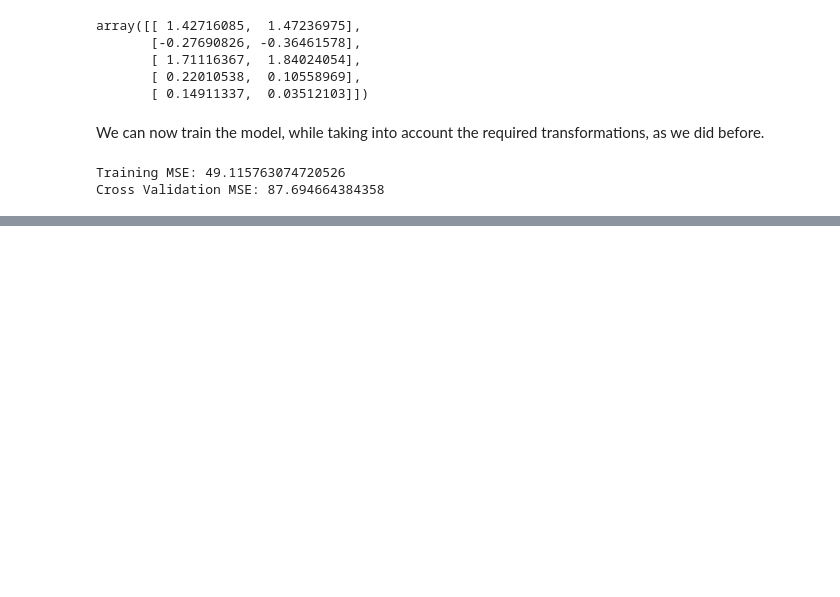
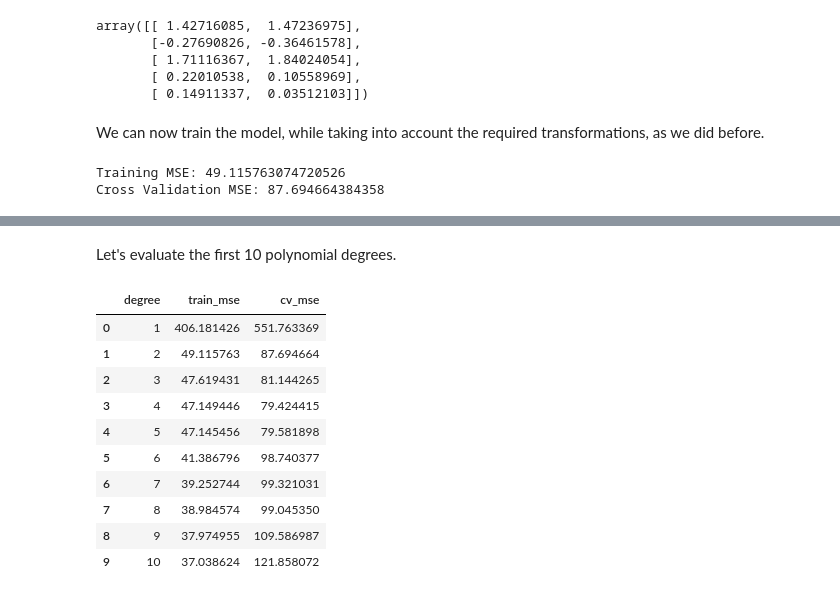
Before and after one commit to BaldPolnareff/ML_course, a Jupyter notebook: MODULE_2/model_evaluation_and_selection.ipynb, the cells around one changed output, grey strips where cells are left out. Drawn from its saved outputs; the diff is of its cells as text; code cells hidden in the pictures; blank space fills up the shorter version.

Commit message:
done a lot with model choice

```diff
--- a/MODULE_2/model_evaluation_and_selection.ipynb
+++ b/MODULE_2/model_evaluation_and_selection.ipynb
@@ -392,0 +407,59 @@ Cross Validation MSE: 87.694664384358
+# %% [markdown]
+Let's evaluate the first 10 polynomial degrees.
+# %%
+# Init lists, models and scalers
+train_mses = []
+cv_mses = []
+models = []
+scalers = []
+
+# loop over 10 times and add a higher degree polynomial per iteration
+
+for deg in range(1, 11):
+
+    # add poly feature to the training set
+    poly = PolynomialFeatures(deg, include_bias=False)
+    X_train_mapped = poly.fit_transform(x_train)
+
+    # scale the training set
+    scaler_poly = StandardScaler() # init the class with an instance
+    X_train_mapped_scaled = scaler_poly.fit_transform(X_train_mapped)
+    scalers.append(scaler_poly)
+
+    # create and train the model
+    model = LR() # init the class with an instance
+    model.fit(X_train_mapped_scaled, y_train)
+    models.append(model)
+
+    # compute the MSE for the training set
+    yhat = model.predict(X_train_mapped_scaled)
+    train_mse = MSE(y_train, yhat)/2
+    train_mses.append(train_mse)
+
+    # add polynomial features and scale the cross validation set with the mean and std of the training set
+    poly = PolynomialFeatures(deg, include_bias=False)
+    X_cv_mapped = poly.fit_transform(x_cv)
+    X_cv_mapped_scaled = scaler_poly.transform(X_cv_mapped)
+
+    # compute the MSE for the cross-validation set
+    yhat = model.predict(X_cv_mapped_scaled)
+    cv_mse = MSE(y_cv, yhat)/2
+    cv_mses.append(cv_mse)
+# %%
+degrees = range(1, 11)
+# %%
+df_poly = pd.DataFrame({'degree': degrees, 'train_mse': train_mses, 'cv_mse': cv_mses})
+# %%
+df_poly
+# %% [output]
+|  | degree | train_mse | cv_mse |
+| 0 | 1 | 406.181426 | 551.763369 |
+| 1 | 2 | 49.115763 | 87.694664 |
+| 2 | 3 | 47.619431 | 81.144265 |
+| 3 | 4 | 47.149446 | 79.424415 |
+| 4 | 5 | 47.145456 | 79.581898 |
+| 5 | 6 | 41.386796 | 98.740377 |
+| 6 | 7 | 39.252744 | 99.321031 |
+| 7 | 8 | 38.984574 | 99.045350 |
+| 8 | 9 | 37.974955 | 109.586987 |
+| 9 | 10 | 37.038624 | 121.858072 |
```
Also changed, not shown: parts of 32 cells of this notebook, 7 other files.
